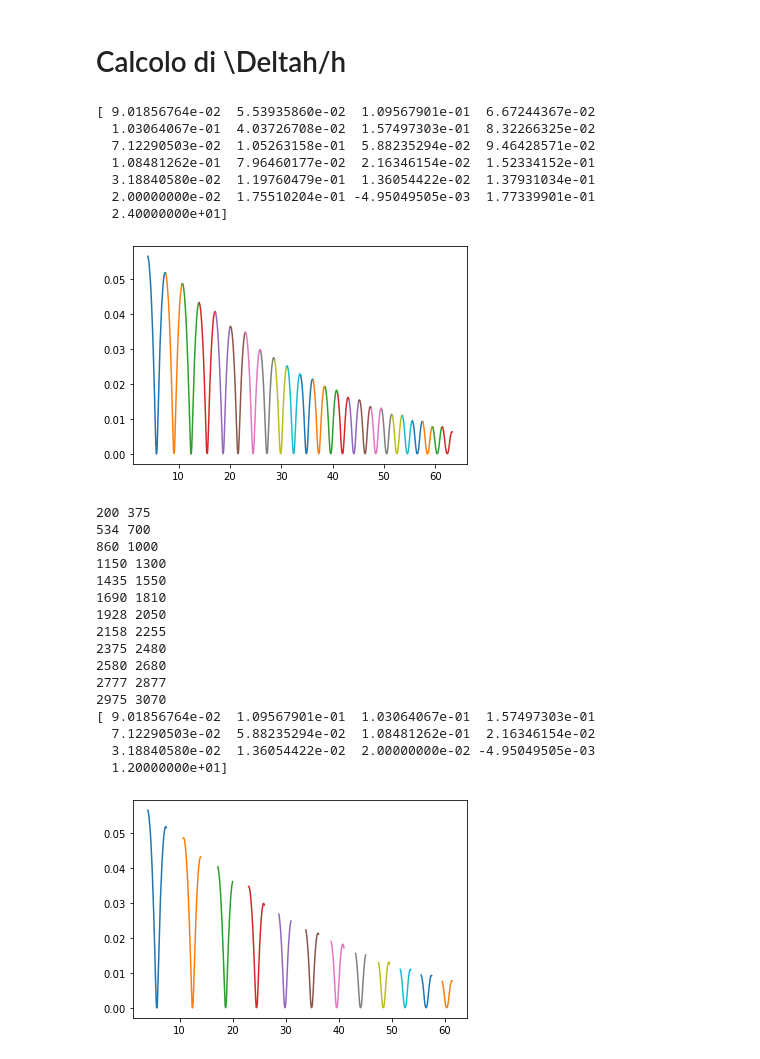
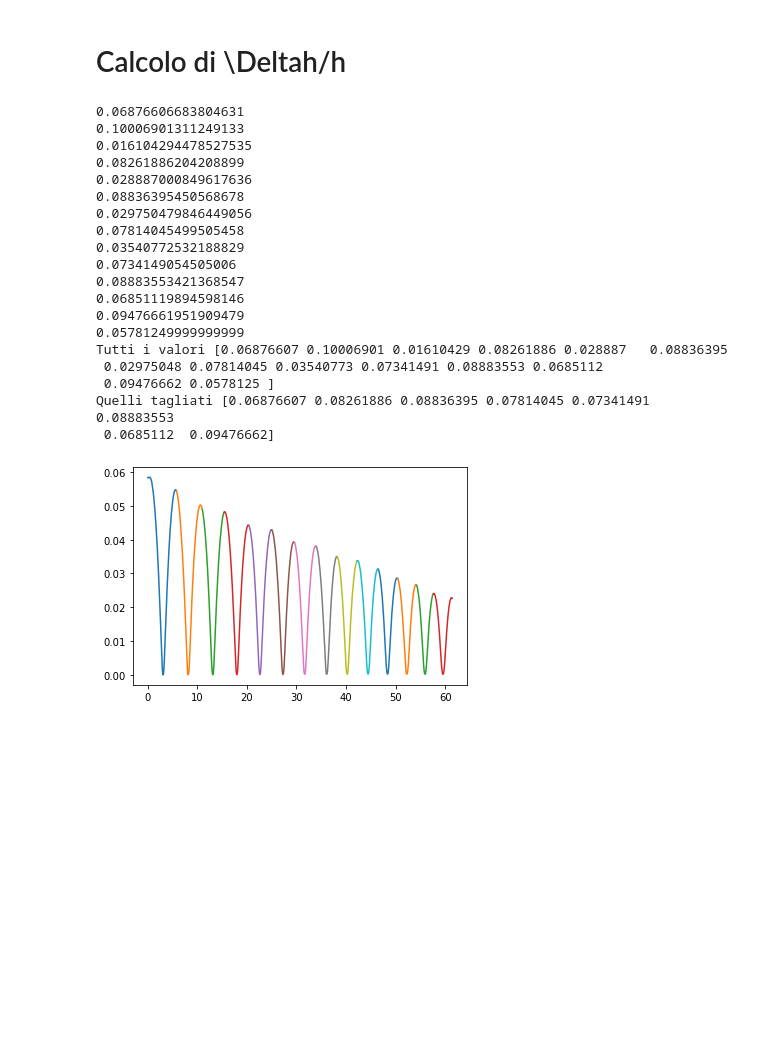
Before and after one commit to unTipicoCapodoglio/prova5, a Jupyter notebook: analisi5d.ipynb, the cells around one changed output. Drawn from its saved outputs; the diff is of its cells as text; code cells hidden in the pictures; blank space fills up the shorter version.

```diff
--- a/analisi5d.ipynb
+++ b/analisi5d.ipynb
@@ -8,5 +10,5 @@ from scipy.signal import argrelmax
 # %%
-df=pd.read_csv('completa0.txt', sep = '\t', skiprows=1)
+df=pd.read_csv('data/completa5.txt', sep = '\t', skiprows=1)
 # %% [markdown]
 # Analisi 4.5
 # %%
@@ -25,54 +31,42 @@ print(CUT)
 # %% [markdown]
 # Calcolo di \Deltah/h
 # %%
-cut=np.array([  18,  200, 375, 534 ,  700,  860, 1000, 1150, 1300, 1435, 1550,1690, 1810, 1928, 2050 ,2158, 2255, 2375,2480, 2580 ,2680, 2777,2877,2975,3070,3164])
-delta_H=np.arange(25.0)
+
+cut_old=np.array([  18,  200, 375, 534 ,  700,  860, 1000, 1150, 1300, 1435, 1550,1690, 1810, 1928, 2050 ,2158, 2255, 2375,2480, 2580 ,2680, 2777,2877,2975,3070,3164])
+cut = np.array([0,290,550,770,  1020, 1250, 1480, 1700, 1910, 2110, 2322, 2520, 2710,2880,3070])#3240,3400,3550,3720,3880,4000])
+delta_H=np.arange(14.0)
 for i in range(cut.size-1):
 
     H_=H[cut[i]:cut[i+1]]
     t_=t[cut[i]:cut[i+1]]
     delta_H[i]=(H[cut[i]]- H[cut[i+1]])/ H[cut[i]]
     (delta_H[i])
     plt.plot(t_,H_)
+    print(delta_H[i])
 
-print(delta_H)
+
+print('Tutti i valori',delta_H)
+delta_H = np.delete(delta_H,[1,2,4,6,8,13])
+c=delta_H
+print('Quelli tagliati', delta_H)
 # %% [output]
-[ 9.01856764e-02  5.53935860e-02  1.09567901e-01  6.67244367e-02
-  1.03064067e-01  4.03726708e-02  1.57497303e-01  8.32266325e-02
-  7.12290503e-02  1.05263158e-01  5.88235294e-02  9.46428571e-02
-  1.08481262e-01  7.96460177e-02  2.16346154e-02  1.52334152e-01
-  3.18840580e-02  1.19760479e-01  1.36054422e-02  1.37931034e-01
-  2.00000000e-02  1.75510204e-01 -4.95049505e-03  1.77339901e-01
-  2.40000000e+01]
+0.06876606683804631
+0.10006901311249133
+0.016104294478527535
+0.08261886204208899
+0.028887000849617636
+0.08836395450568678
+0.029750479846449056
+0.07814045499505458
+0.03540772532188829
+0.0734149054505006
+0.08883553421368547
+0.06851119894598146
+0.09476661951909479
+0.05781249999999999
+Tutti i valori [0.06876607 0.10006901 0.01610429 0.08261886 0.028887   0.08836395
+ 0.02975048 0.07814045 0.03540773 0.07341491 0.08883553 0.0685112
+ 0.09476662 0.0578125 ]
+Quelli tagliati [0.06876607 0.08261886 0.08836395 0.07814045 0.07341491 0.08883553
+ 0.0685112  0.09476662]
-[figure, old version]
+[figure, new version]
-# %%
-cut=np.array([  18,  200, 375, 534 ,  700,  860, 1000, 1150, 1300, 1435, 1550,1690, 1810, 1928, 2050 ,2158, 2255, 2375,2480, 2580 ,2680, 2777,2877,2975,3070,3164])
-delta_H=np.arange(13.0)
-for i in range(int(cut.size/2)):
-
-    H_=H[cut[2*i]:cut[2*i+1]]
-    t_=t[cut[2*i]:cut[2*i+1]]
-    plt.plot(t_,H_)
-for i in range(int(cut.size/2)):
-    delta_H[i]=(H[cut[2*i]]-H[cut[2*i+1]])/H[cut[2*i]]
-    print(cut[2*i],cut[2*i+1])
-
-print(delta_H)
-# %% [output]
-200 375
-534 700
-860 1000
-1150 1300
-1435 1550
-1690 1810
-1928 2050
-2158 2255
-2375 2480
-2580 2680
-2777 2877
-2975 3070
-[ 9.01856764e-02  1.09567901e-01  1.03064067e-01  1.57497303e-01
-  7.12290503e-02  5.88235294e-02  1.08481262e-01  2.16346154e-02
-  3.18840580e-02  1.36054422e-02  2.00000000e-02 -4.95049505e-03
-  1.20000000e+01]
-[figure, removed]
```
Also changed, not shown: parts of 27 cells of this notebook, 1 other file.
